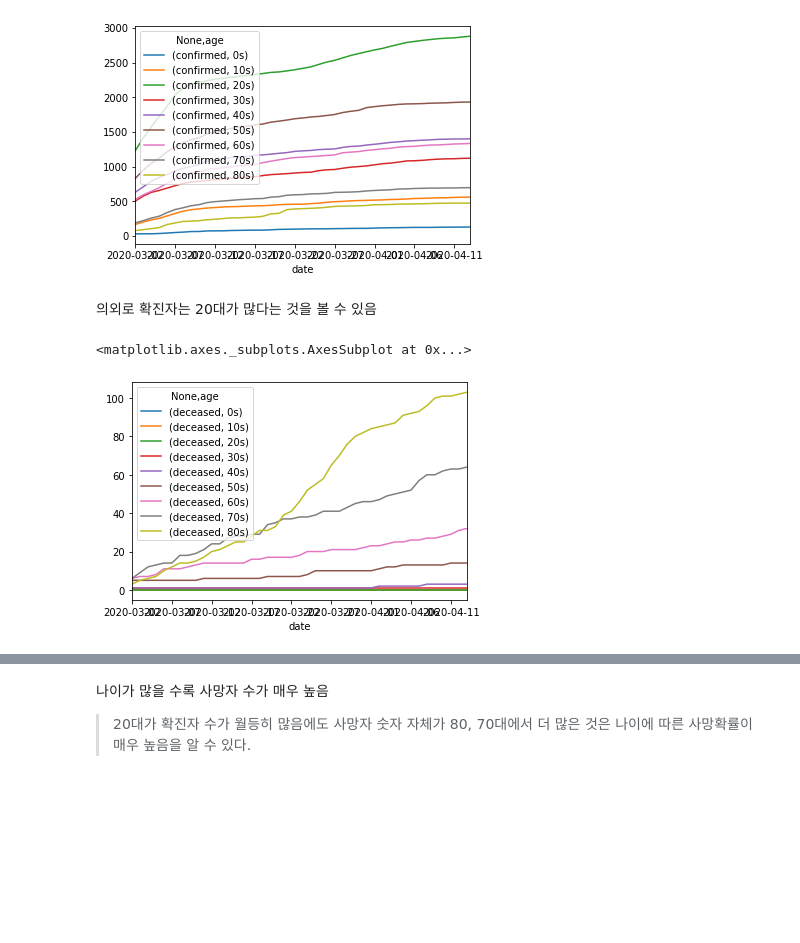
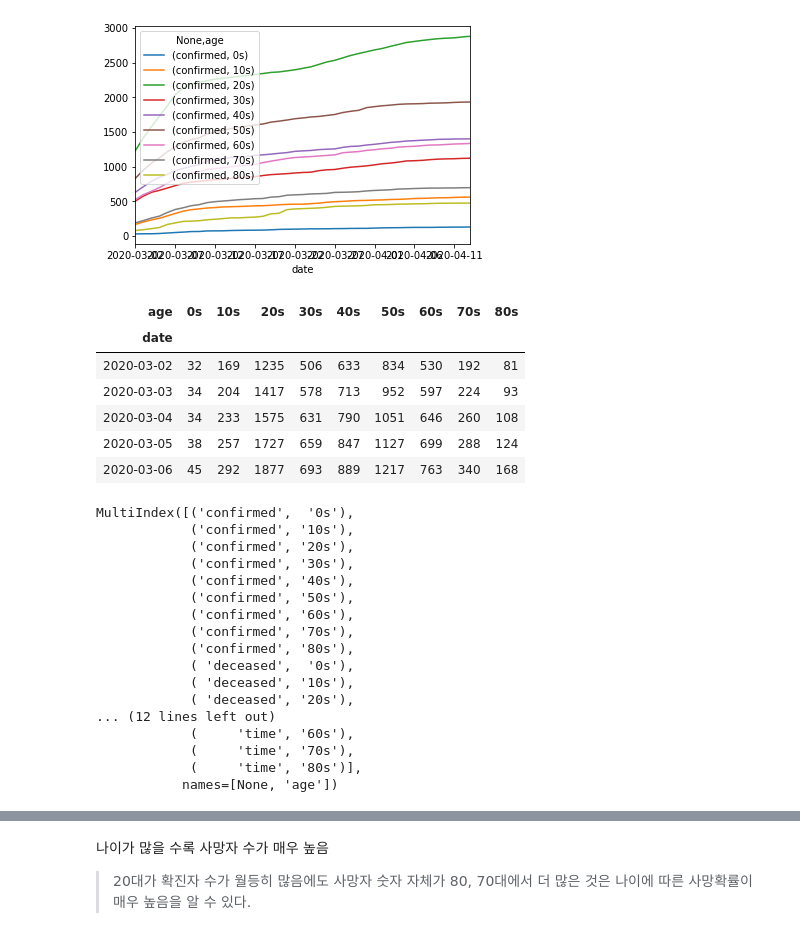
Before and after one commit to chan157/DACON_COVID, a Jupyter notebook: Basic_Visualization.ipynb, the cells around one changed output, grey strips where cells are left out. Cells and saved outputs as stored; diff of their text form; code cells hidden in the pictures; blank space fills up the shorter version.

```diff
--- a/Basic_Visualization.ipynb
+++ b/Basic_Visualization.ipynb
@@ -237,10 +221,34 @@ table[['confirmed']].plot()
 # %% [output]
 <matplotlib.axes._subplots.AxesSubplot at 0x...>
 [figure]
-# %% [markdown]
-의외로 확진자는 20대가 많다는 것을 볼 수 있음
-# %%
-table[['deceased']].plot()
-# %% [output]
-<matplotlib.axes._subplots.AxesSubplot at 0x...>
-[figure, removed]
+# %%
+timeAge_Date = timeAge.pivot_table(index = ['date'],columns=['age'], aggfunc=sum)
+timeAge_Date['confirmed'].head()
+# %% [output]
+| age | 0s | 10s | 20s | 30s | 40s | 50s | 60s | 70s | 80s |
+| date |  |  |  |  |  |  |  |  |  |
+| 2020-03-02 | 32 | 169 | 1235 | 506 | 633 | 834 | 530 | 192 | 81 |
+| 2020-03-03 | 34 | 204 | 1417 | 578 | 713 | 952 | 597 | 224 | 93 |
+| 2020-03-04 | 34 | 233 | 1575 | 631 | 790 | 1051 | 646 | 260 | 108 |
+| 2020-03-05 | 38 | 257 | 1727 | 659 | 847 | 1127 | 699 | 288 | 124 |
+| 2020-03-06 | 45 | 292 | 1877 | 693 | 889 | 1217 | 763 | 340 | 168 |
+# %%
+timeAge_Date.columns
+# %% [output]
+MultiIndex([('confirmed',  '0s'),
+            ('confirmed', '10s'),
+            ('confirmed', '20s'),
+            ('confirmed', '30s'),
+            ('confirmed', '40s'),
+            ('confirmed', '50s'),
+            ('confirmed', '60s'),
+            ('confirmed', '70s'),
+            ('confirmed', '80s'),
+            ( 'deceased',  '0s'),
+            ( 'deceased', '10s'),
+            ( 'deceased', '20s'),
+... (12 lines left out)
+            (     'time', '60s'),
+            (     'time', '70s'),
+            (     'time', '80s')],
+           names=[None, 'age'])
```
Also changed, not shown: parts of 27 cells of this notebook.
